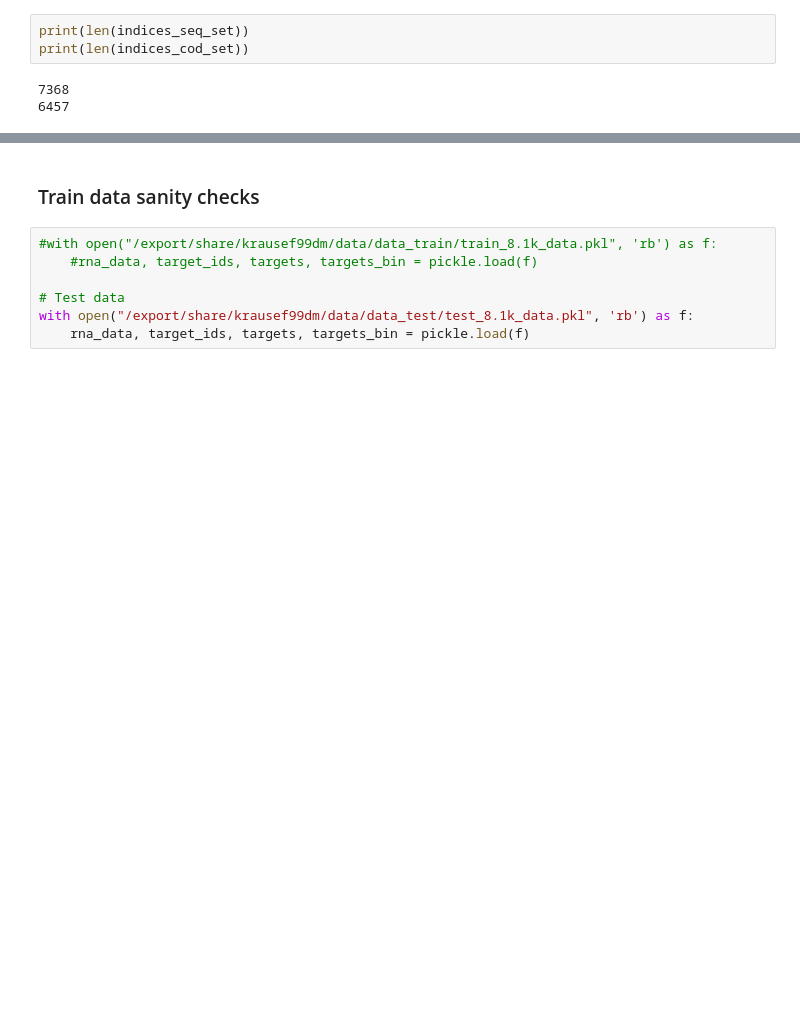
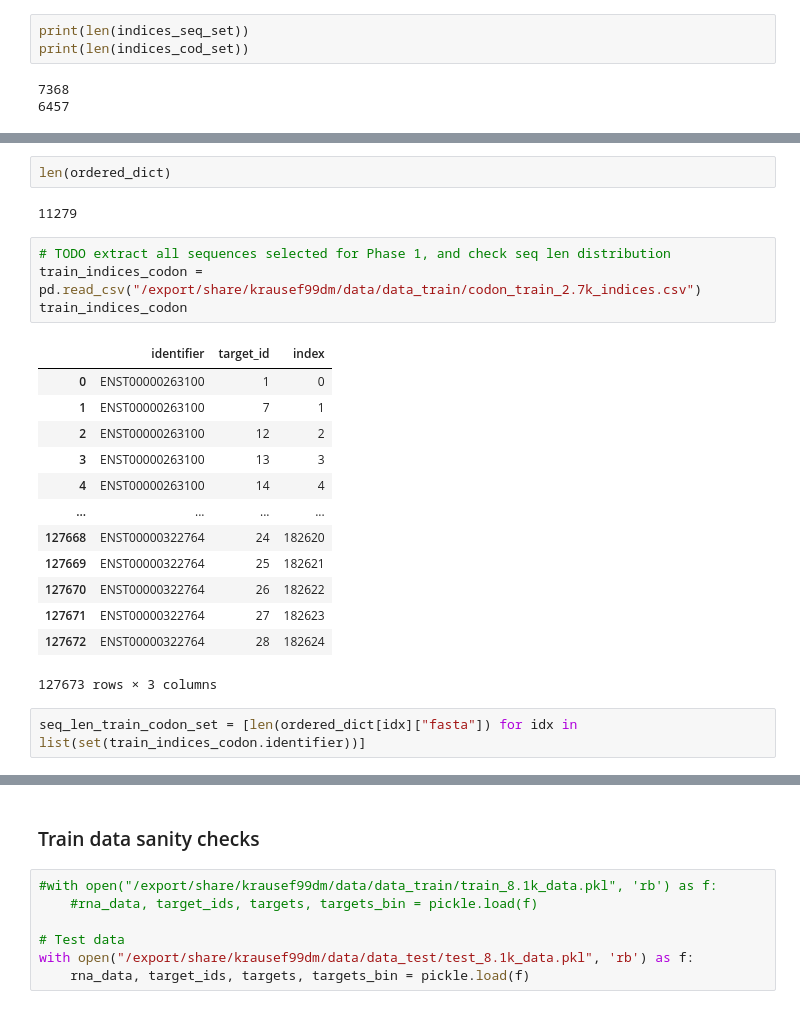
Before and after one commit to f-krause/master-thesis, a Jupyter notebook: experiments/sanity_checks_data.ipynb, the cells around one changed output, grey strips where cells are left out. Saved outputs shown, nothing was run; the diff lists cells and outputs as text; blank space fills up the shorter version.

```diff
--- a/experiments/sanity_checks_data.ipynb
+++ b/experiments/sanity_checks_data.ipynb
@@ -420,0 +433,24 @@ len(indices_cod_set - indices_seq_set)
+# %%
+len(ordered_dict)
+# %% [output]
+11279
+# %%
+# TODO extract all sequences selected for Phase 1, and check seq len distribution
+train_indices_codon = pd.read_csv("/export/share/krausef99dm/data/data_train/codon_train_2.7k_indices.csv")
+train_indices_codon
+# %% [output]
+|  | identifier | target_id | index |
+| 0 | ENST00000263100 | 1 | 0 |
+| 1 | ENST00000263100 | 7 | 1 |
+| 2 | ENST00000263100 | 12 | 2 |
+| 3 | ENST00000263100 | 13 | 3 |
+| 4 | ENST00000263100 | 14 | 4 |
+| ... | ... | ... | ... |
+| 127668 | ENST00000322764 | 24 | 182620 |
+| 127669 | ENST00000322764 | 25 | 182621 |
+| 127670 | ENST00000322764 | 26 | 182622 |
+| 127671 | ENST00000322764 | 27 | 182623 |
+| 127672 | ENST00000322764 | 28 | 182624 |
+127673 rows × 3 columns
+# %%
+seq_len_train_codon_set = [len(ordered_dict[idx]["fasta"]) for idx in list(set(train_indices_codon.identifier))]
```
Also changed, not shown: parts of 4 cells of this notebook, 2 other files.
